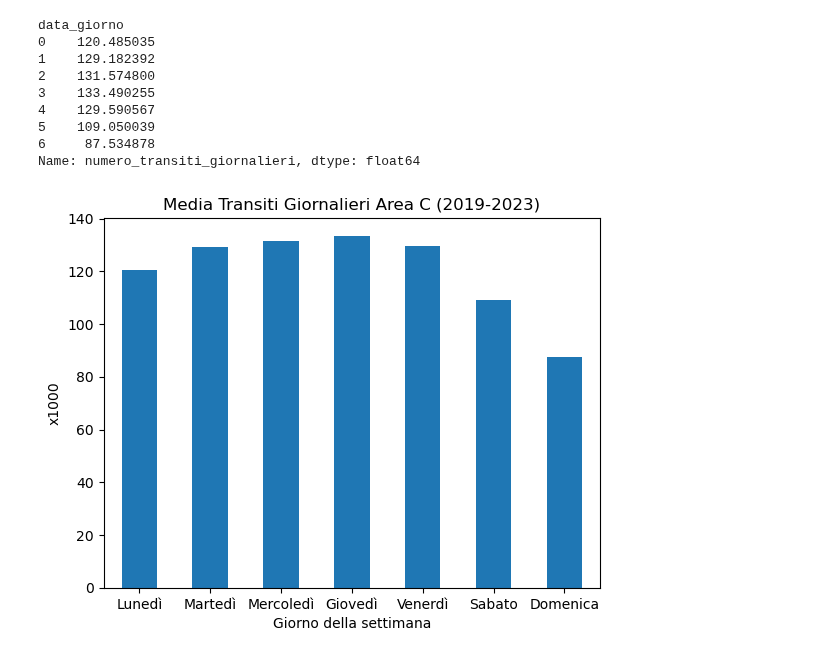
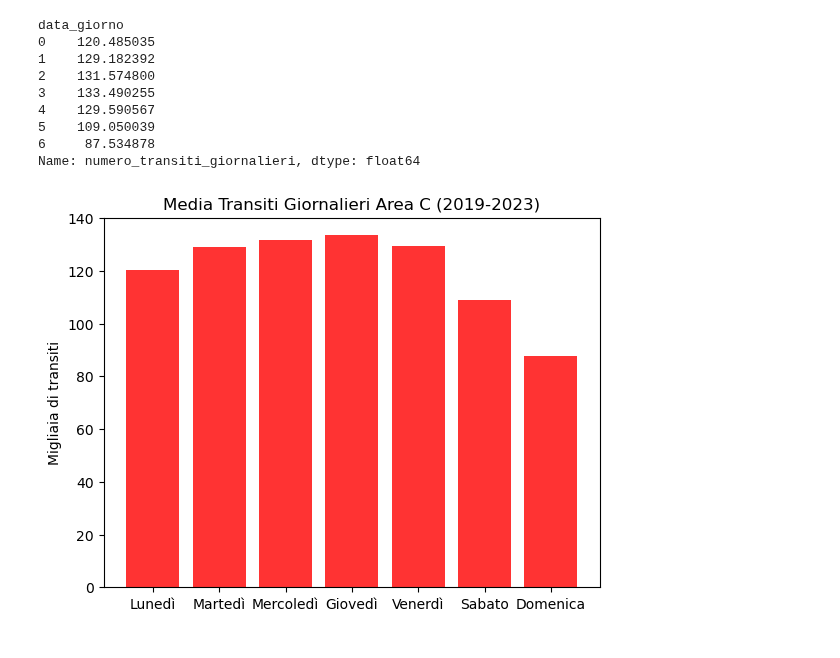
Before and after one commit to alemele01/vs24, a Jupyter notebook: dati_traffico_milano.ipynb, the cells around one changed output. Saved outputs shown, nothing was run; the diff lists cells and outputs as text; code cells hidden in the pictures.

Commit message:
Grafico auto provinciali e area c sistemato

```diff
--- a/dati_traffico_milano.ipynb
+++ b/dati_traffico_milano.ipynb
@@ -11,11 +11,11 @@ import math
 import csv
 import datetime
 # %%
-dati_traffico_oct2015 = pd.read_csv('traffico_milano/CITTA_METROPOLITANA_MILANO_-_2015_Dati_traffico_Ottobre_Novembre_Dicembre_20241211.csv', sep = ',', decimal = '.')
-dati_traffico_lug2015 = pd.read_csv('traffico_milano/CITTA_METROPOLITANA_MILANO_-_2015_Dati_traffico_Luglio_Agosto_Settembre_20241211.csv', sep = ',', decimal = '.')
-dati_traffico_apr2016 = pd.read_csv('traffico_milano/CITTA_METROPOLITANA_MILANO_-_2016_Dati_traffico_Aprile_Maggio_Giugno_20241211.csv', sep = ',', decimal = '.')
-dati_traffico_gen2016 = pd.read_csv('traffico_milano/CITTA_METROPOLITANA_MILANO_-_2016_Dati_traffico_Gennaio_Febbraio_Marzo_20241211.csv', sep = ',', decimal = '.')
-dati_traffico_oct2016 = pd.read_csv('traffico_milano/CITTA_METROPOLITANA_MILANO_-_2016_Dati_traffico_Ottobre_Novembre_Dicembre_20241211.csv', sep = ',', decimal = '.')
+dati_traffico_oct2015 = pd.read_csv('dataset/CITTA_METROPOLITANA_MILANO_-_2015_Dati_traffico_Ottobre_Novembre_Dicembre_20241211.csv', sep = ',', decimal = '.')
+dati_traffico_lug2015 = pd.read_csv('dataset/CITTA_METROPOLITANA_MILANO_-_2015_Dati_traffico_Luglio_Agosto_Settembre_20241211.csv', sep = ',', decimal = '.')
+dati_traffico_apr2016 = pd.read_csv('dataset/CITTA_METROPOLITANA_MILANO_-_2016_Dati_traffico_Aprile_Maggio_Giugno_20241211.csv', sep = ',', decimal = '.')
+dati_traffico_gen2016 = pd.read_csv('dataset/CITTA_METROPOLITANA_MILANO_-_2016_Dati_traffico_Gennaio_Febbraio_Marzo_20241211.csv', sep = ',', decimal = '.')
+dati_traffico_oct2016 = pd.read_csv('dataset/CITTA_METROPOLITANA_MILANO_-_2016_Dati_traffico_Ottobre_Novembre_Dicembre_20241211.csv', sep = ',', decimal = '.')
 # %%
 dati_traffico = pd.DataFrame()
 
@@ -61,5 +72,5 @@ plt.show()
 # %%
-varco_c = pd.read_csv('varchi_area_c/ingressi_areac_2019-2023_no_dic.csv', sep = ';')
+varco_c = pd.read_csv('dataset/ingressi_areac_2019-2023_no_dic.csv', sep = ';')
 varco_c.head()
 # %% [output]
 |  | data_giorno | numero_transiti_giornalieri |
@@ -84,12 +95,12 @@ data_giorno
 6     87.534878
 Name: numero_transiti_giornalieri, dtype: float64
 # %%
-varco_c_sorted.plot(kind = 'bar')
-plt.xlabel("Giorno della settimana")
-plt.ylabel("x1000")
+
+plt.bar(varco_c_sorted.index,varco_c_sorted.values,color='red',alpha=0.8)
+plt.ylabel("Migliaia di transiti")
 plt.xticks(rotation = 0)
 plt.xticks((0, 1, 2, 3, 4, 5, 6), ('Lunedì', 'Martedì', 'Mercoledì', 'Giovedì', 'Venerdì', 'Sabato', 'Domenica'))
 plt.title("Media Transiti Giornalieri Area C (2019-2023)")
 plt.show()
 # %% [output]
-[figure, old version]
+[figure, new version]
```
Also changed, not shown: parts of 2 cells of this notebook, 8 other files.
